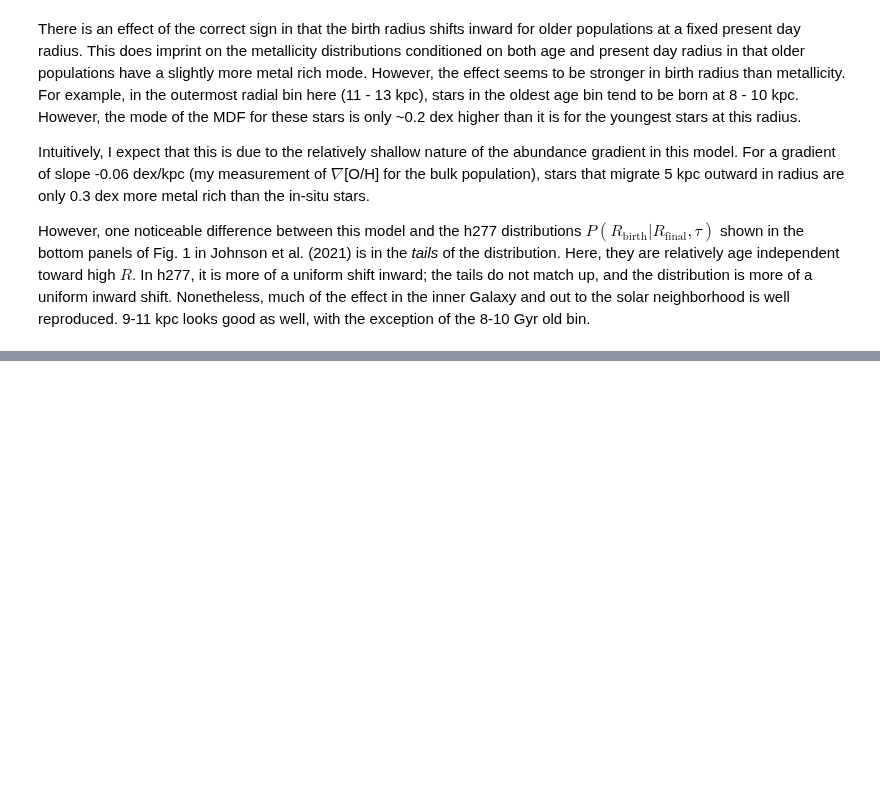
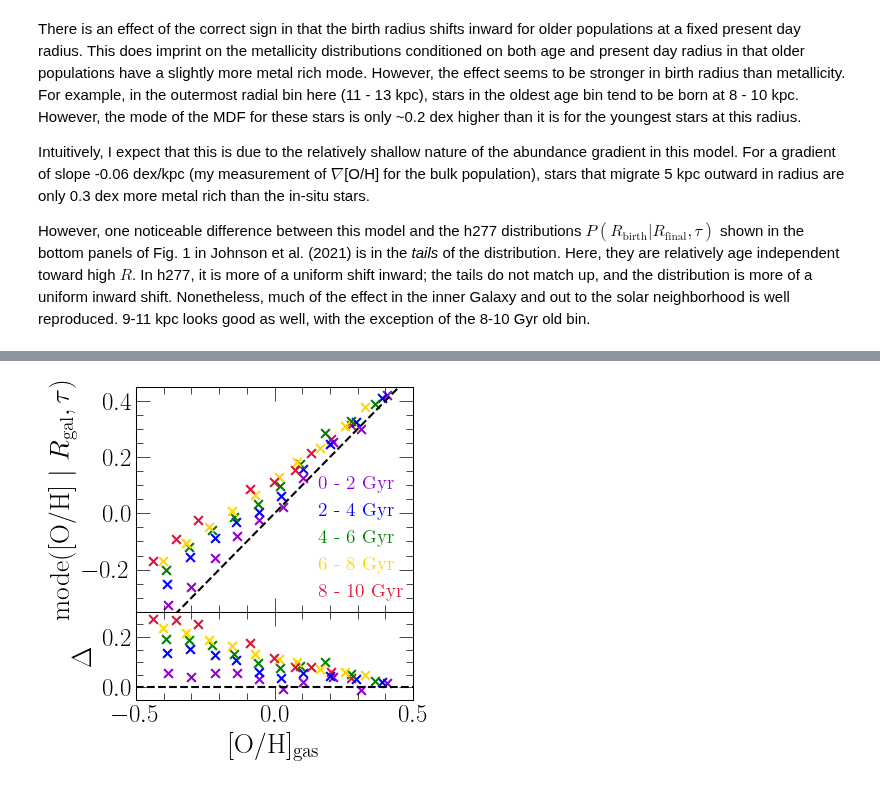
Before and after one commit to giganano/outflows, a Jupyter notebook: notebooks/rbirth-oh-distributions.ipynb, the cells around one changed output, grey strips where cells are left out. Cells and saved outputs as stored; diff of their text form; code cells hidden in the pictures; blank space fills up the shorter version.

```diff
--- a/notebooks/rbirth-oh-distributions.ipynb
+++ b/notebooks/rbirth-oh-distributions.ipynb
@@ -154,0 +185,89 @@ However, one noticeable difference between this model and the h277 distributions
+# %%
+def skewnormal(x, a, mean, std):
+    return 1 / std * skewnorm.pdf((x - mean) / std, a)
+
+def skewnormal_estimate_mode(a, mean, std):
+    r"""See notes in apogee.ipynb"""
+    delta = a / np.sqrt(1 + a**2)
+    term1 = (4 - np.pi) / 2 * delta**3 / (np.pi - 2 * delta**2)
+    sgn = int(a > 0) - int(a < 0)
+    factor = np.sqrt(2 / np.pi) * (delta - term1) - sgn / 2 * np.exp(-2 * np.pi / abs(a))
+    return mean + std * factor
+
+def skewnormal_mode_sample(sample, bins = np.linspace(-3, 2, 1001), **kwargs):
+    centers = [(a + b) / 2 for a, b in zip(bins[:-1], bins[1:])]
+    dist, _ = np.histogram(sample, bins = bins, density = True, **kwargs)
+    try:
+        opt, cov = curve_fit(skewnormal, centers, dist, p0 = [1, 0, 1])
+    except RuntimeError:
+        return float("nan")
+    return skewnormal_estimate_mode(opt[0], opt[1], opt[2])
+# %%
+RADIAL_RANGES = list(range(3, 14))
+# RADIAL_RANGES = [3, 5, 7, 9, 11, 13]
+AGE_RANGES = [0, 2, 4, 6, 8, 10]
+RADIAL_BINS = np.linspace(0, 20, 51)
+OH_BINS = np.linspace(-1.5, 1, 41)
+COLORS = ["darkviolet", "blue", "green", "gold", "crimson"]
+
+fig = plt.figure(figsize = (4, 4))
+ax = fig.add_subplot(111)
+plt.setp(ax.get_xticklabels(), visible = False)
+ax.set_ylabel(r"mode([O/H] $|$ $R_\text{gal}, \tau$)")
+ax.set_xlim([-0.5, 0.5])
+ax.set_xticks([-0.5, 0, 0.5])
+ax.set_ylim([-0.35, 0.45])
+ax.plot(ax.get_xlim(), ax.get_xlim(), c = named_colors()["black"], linestyle = '--')
+res = fig.add_axes([0.1, 0.1, 0.1, 0.1], sharex = ax)
+res.set_xlabel(r"[O/H]$_\text{gas}$")
+res.set_ylabel(r"$\Delta$")
+res.set_ylim([-0.05, 0.3])
+res.set_yticks([0, 0.2])
+res.axhline(0, c = named_colors()["black"], linestyle = '--')
+
+for i in range(len(RADIAL_RANGES) - 1):
+    sys.stdout.write("\ri = %d    " % (i))
+    for j in range(len(AGE_RANGES) - 1):
+        radius = (RADIAL_RANGES[i] + RADIAL_RANGES[i + 1]) / 2
+        zone = int(radius / ZONE_WIDTH)
+        lookback = (AGE_RANGES[j] + AGE_RANGES[j + 1]) / 2
+        diff = [abs(_ - lookback) for _ in output.zones["zone0"].history["lookback"]]
+        idx = diff.index(min(diff))
+        gas_phase = output.zones["zone%d" % (zone)].history["[o/h]"][idx]
+        sub = filter_sample(stars, AGE_RANGES[j:(j + 2)], RADIAL_RANGES[i:(i + 2)])
+        mode_oh = skewnormal_mode_sample(sub["[o/h]"], bins = OH_BINS, weights = sub["mass"])
+        kwargs = {
+            "c": named_colors()[COLORS[j]],
+            "marker": markers()["x"],
+            "s": 40
+        }
+        if not i: kwargs["label"] = "%d - %d Gyr" % (AGE_RANGES[j], AGE_RANGES[j + 1])
+        ax.scatter(gas_phase, mode_oh, **kwargs)
+        delta = mode_oh - gas_phase
+        res.scatter(gas_phase, delta, **kwargs)
+sys.stdout.write("\n")
+
+kwargs = {
+    "loc": mpl_loc("lower right"),
+    "handlelength": 0,
+    "ncol": 1,
+    "fontsize": 14,
+    "bbox_to_anchor": (1.03, -0.03)
+}
+leg = ax.legend(**kwargs)
+fancy_legend(leg, COLORS)
+
+plt.tight_layout()
+plt.subplots_adjust(bottom = 0.4, right = 0.95)
+res.set_position([
+    ax.get_position().x0,
+    0.18,
+    ax.get_position().x1 - ax.get_position().x0,
+    0.22
+])
+for ext in ["pdf", "jpeg"]:
+    kwargs = {}
+    if ext == "jpeg": kwargs["dpi"] = 200
+    plt.savefig("./rbirth-oh-distributions/mode-oh-versus-ism.%s" % (ext), **kwargs)
+plt.show()
+# %% [output]
@@ -154,0 +275 @@ However, one noticeable difference between this model and the h277 distributions
+[figure, added]
```
Also changed, not shown: parts of 8 cells of this notebook, 7 other files.
